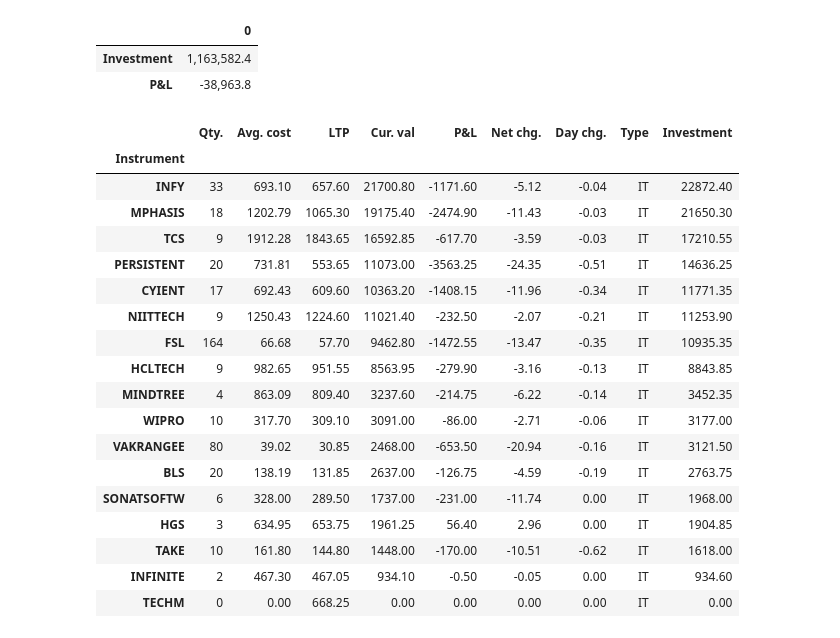
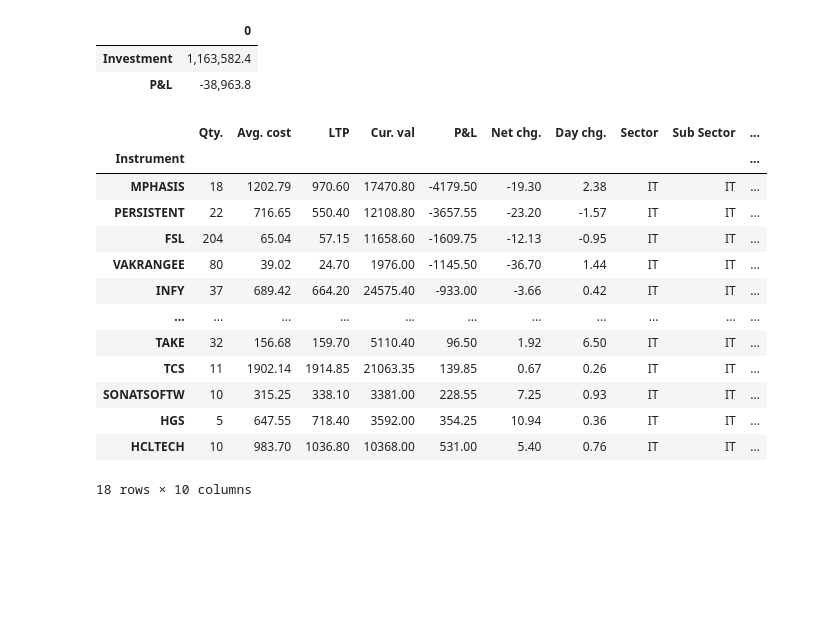
Before and after one commit to jayrajput/stocks, a Jupyter notebook: stocks.ipynb, the cells around one changed output. Saved outputs shown, nothing was run; the diff lists cells and outputs as text; code cells hidden in the pictures; blank space fills up the shorter version.

```diff
--- a/stocks.ipynb
+++ b/stocks.ipynb
@@ -132,27 +160,22 @@ d[[INVESTMENT, PROFIT_LOSS]].sum().to_frame().style.format("{:,.1f}")
 | Investment | 1,163,582.4 |
 | P&L | -38,963.8 |
 # %%
-df.loc[df['Type'] ==  'IT']
+df.loc[df[SECTOR] ==  'IT'].sort_values([PROFIT_LOSS])
 # %% [output]
-|  | Qty. | Avg. cost | LTP | Cur. val | P&L | Net chg. | Day chg. | Type | Investment |
-| Instrument |  |  |  |  |  |  |  |  |  |
-| INFY | 33 | 693.10 | 657.60 | 21700.80 | -1171.60 | -5.12 | -0.04 | IT | 22872.40 |
-| MPHASIS | 18 | 1202.79 | 1065.30 | 19175.40 | -2474.90 | -11.43 | -0.03 | IT | 21650.30 |
-| TCS | 9 | 1912.28 | 1843.65 | 16592.85 | -617.70 | -3.59 | -0.03 | IT | 17210.55 |
-| PERSISTENT | 20 | 731.81 | 553.65 | 11073.00 | -3563.25 | -24.35 | -0.51 | IT | 14636.25 |
-| CYIENT | 17 | 692.43 | 609.60 | 10363.20 | -1408.15 | -11.96 | -0.34 | IT | 11771.35 |
-| NIITTECH | 9 | 1250.43 | 1224.60 | 11021.40 | -232.50 | -2.07 | -0.21 | IT | 11253.90 |
-| FSL | 164 | 66.68 | 57.70 | 9462.80 | -1472.55 | -13.47 | -0.35 | IT | 10935.35 |
-| HCLTECH | 9 | 982.65 | 951.55 | 8563.95 | -279.90 | -3.16 | -0.13 | IT | 8843.85 |
-| MINDTREE | 4 | 863.09 | 809.40 | 3237.60 | -214.75 | -6.22 | -0.14 | IT | 3452.35 |
-| WIPRO | 10 | 317.70 | 309.10 | 3091.00 | -86.00 | -2.71 | -0.06 | IT | 3177.00 |
-| VAKRANGEE | 80 | 39.02 | 30.85 | 2468.00 | -653.50 | -20.94 | -0.16 | IT | 3121.50 |
-| BLS | 20 | 138.19 | 131.85 | 2637.00 | -126.75 | -4.59 | -0.19 | IT | 2763.75 |
-| SONATSOFTW | 6 | 328.00 | 289.50 | 1737.00 | -231.00 | -11.74 | 0.00 | IT | 1968.00 |
-| HGS | 3 | 634.95 | 653.75 | 1961.25 | 56.40 | 2.96 | 0.00 | IT | 1904.85 |
-| TAKE | 10 | 161.80 | 144.80 | 1448.00 | -170.00 | -10.51 | -0.62 | IT | 1618.00 |
-| INFINITE | 2 | 467.30 | 467.05 | 934.10 | -0.50 | -0.05 | 0.00 | IT | 934.60 |
-| TECHM | 0 | 0.00 | 668.25 | 0.00 | 0.00 | 0.00 | 0.00 | IT | 0.00 |
+|  | Qty. | Avg. cost | LTP | Cur. val | P&L | Net chg. | Day chg. | Sector | Sub Sector | ... |
+| Instrument |  |  |  |  |  |  |  |  |  | ... |
+| MPHASIS | 18 | 1202.79 | 970.60 | 17470.80 | -4179.50 | -19.30 | 2.38 | IT | IT | ... |
+| PERSISTENT | 22 | 716.65 | 550.40 | 12108.80 | -3657.55 | -23.20 | -1.57 | IT | IT | ... |
+| FSL | 204 | 65.04 | 57.15 | 11658.60 | -1609.75 | -12.13 | -0.95 | IT | IT | ... |
+| VAKRANGEE | 80 | 39.02 | 24.70 | 1976.00 | -1145.50 | -36.70 | 1.44 | IT | IT | ... |
+| INFY | 37 | 689.42 | 664.20 | 24575.40 | -933.00 | -3.66 | 0.42 | IT | IT | ... |
+| ... | ... | ... | ... | ... | ... | ... | ... | ... | ... | ... |
+| TAKE | 32 | 156.68 | 159.70 | 5110.40 | 96.50 | 1.92 | 6.50 | IT | IT | ... |
+| TCS | 11 | 1902.14 | 1914.85 | 21063.35 | 139.85 | 0.67 | 0.26 | IT | IT | ... |
+| SONATSOFTW | 10 | 315.25 | 338.10 | 3381.00 | 228.55 | 7.25 | 0.93 | IT | IT | ... |
+| HGS | 5 | 647.55 | 718.40 | 3592.00 | 354.25 | 10.94 | 0.36 | IT | IT | ... |
+| HCLTECH | 10 | 983.70 | 1036.80 | 10368.00 | 531.00 | 5.40 | 0.76 | IT | IT | ... |
+18 rows × 10 columns
 # %%
 # Print Stocks Sorted by LTP
 #df.loc[df['Type'] ==  'IT'].sort_values('LTP', ascending = False)
```
Also changed, not shown: parts of 11 cells of this notebook, 2 other files.
